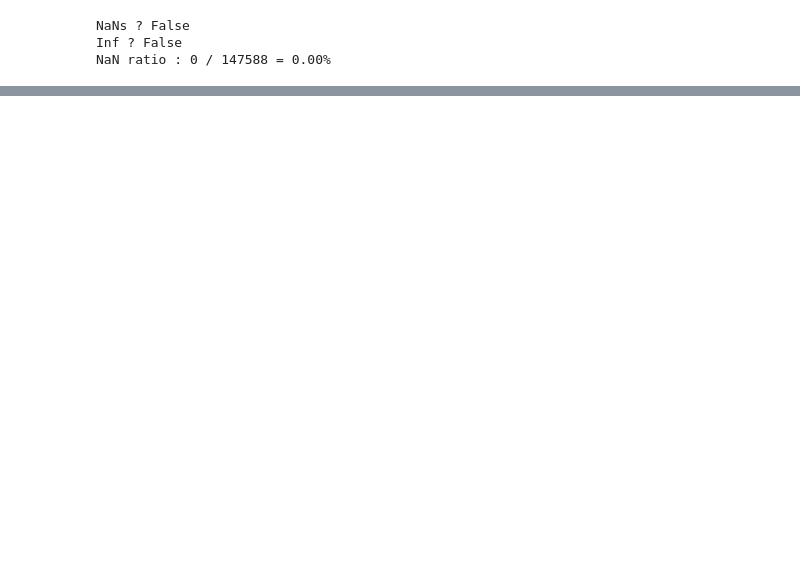
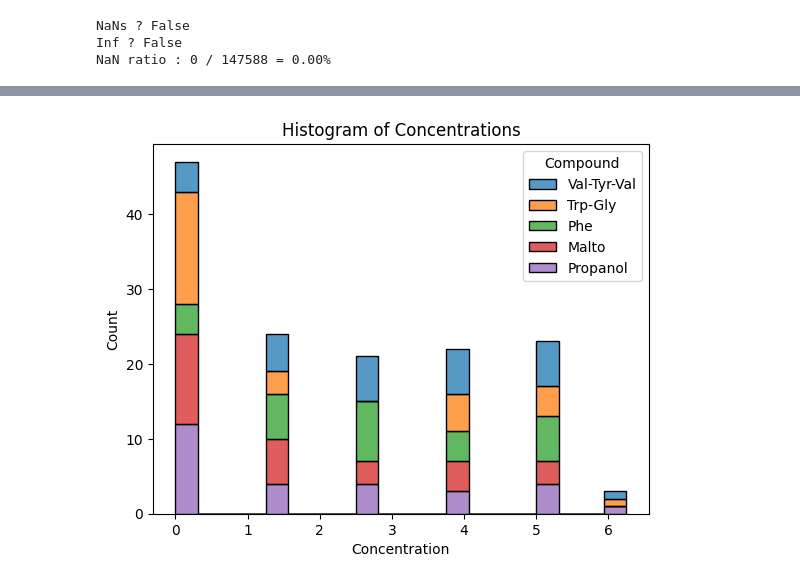
Before and after one commit to DIlyess/JODA_Multivariate_Analysis, a Jupyter notebook: notebooks/EDA.ipynb, the cells around one changed output, grey strips where cells are left out. Cells and saved outputs as stored; diff of their text form; code cells hidden in the pictures; blank space fills up the shorter version.

```diff
--- a/notebooks/EDA.ipynb
+++ b/notebooks/EDA.ipynb
@@ -127,0 +184,11 @@ NaN ratio : 0 / 147588 = 0.00%
+# %%
+df_long = df_cts.reset_index().melt(
+    id_vars="index", var_name="Compound", value_name="Concentration"
+)
+
+# Plot
+sns.histplot(data=df_long, x="Concentration", hue="Compound", bins=20, multiple="stack")
+plt.title("Histogram of Concentrations")
+plt.show()
+# %% [output]
+[figure, added]
```
Also changed, not shown: parts of 12 cells of this notebook.
